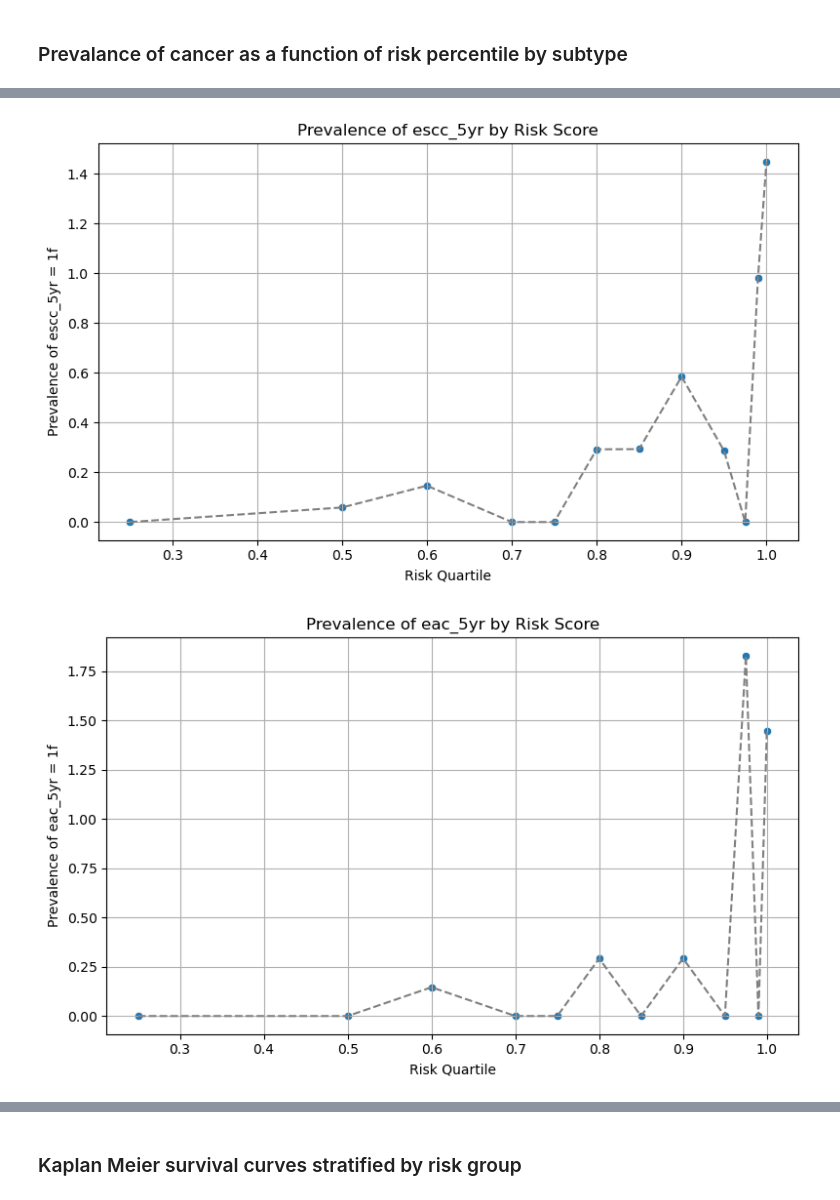
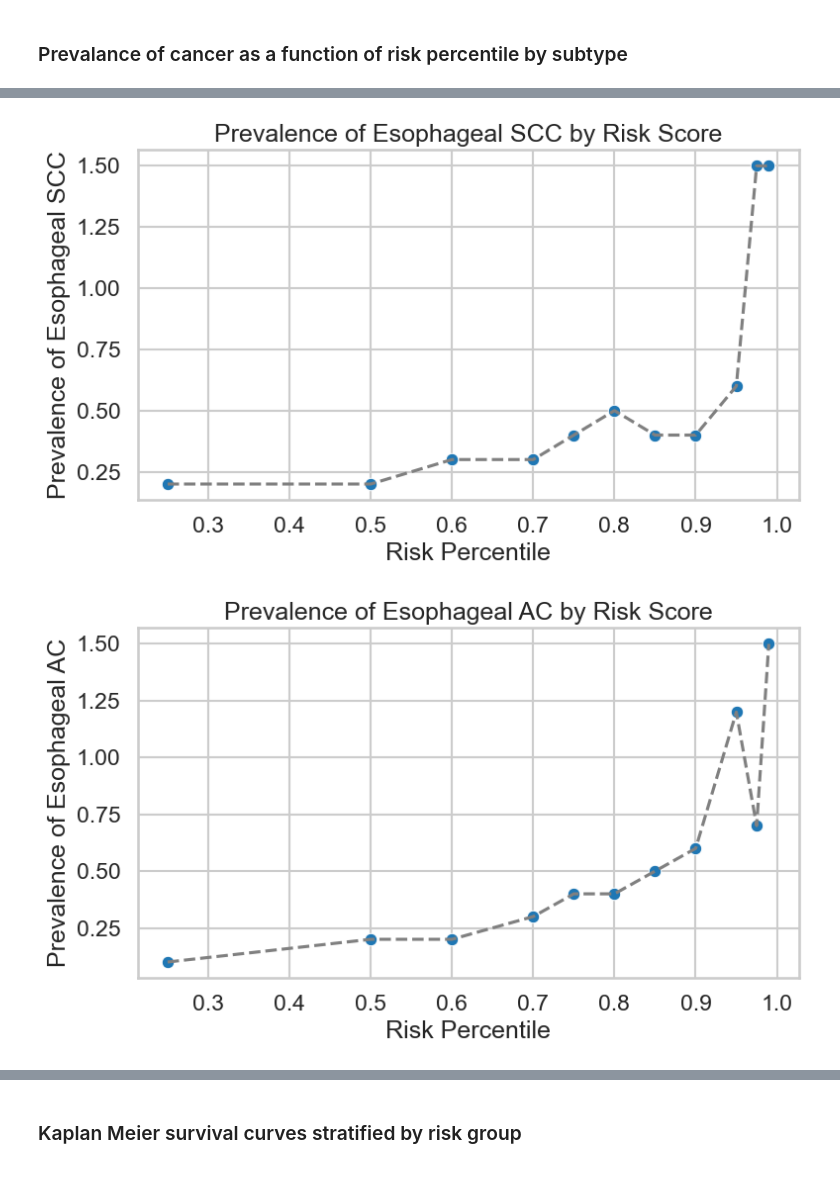
Before and after one commit to alyssayc/ugi-risk, a Jupyter notebook: notebook/analysis_1.ipynb, the cells around one changed output, grey strips where cells are left out. Saved outputs shown, nothing was run; the diff lists cells and outputs as text; code cells hidden in the pictures.

Commit message:
fixed prevalence

```diff
--- a/notebook/analysis_1.ipynb
+++ b/notebook/analysis_1.ipynb
@@ -110,7 +111,8 @@ cols_to_ignore <- c(
     'months_to_event', 'ugica', 'ugica_ESCC', 'ugica_EAC', 'ugica_CGC', 'ugica_NCGC',
     'death', 'subtype', 'visit_year', 'diagnosis_year', 'encounter_type', 'social_language',
     'days_to_event', 'days_to_dx', 'days_to_death',
-    "eac_risk_factors_screening", "meets_screening"
+    "eac_risk_factors_screening", "meets_screening",
+    "hgball_baseline_imputed_mean"
 )
 
 subtype_outcomes <- c('ugica_ESCC', 'ugica_EAC', 'ugica_CGC', 'ugica_NCGC')
@@ -628,14 +620,17 @@ def classification_metrics(risk_group_name, actual_event_name, predicted_class,
 
     total_in_risk_group = predicted_class.sum()
     total_cases_in_risk_group = tp
-    prevalance_in_risk_group = round((total_cases_in_risk_group / total_in_risk_group) * 100, 1)
+    prevalence_in_risk_group = round((total_cases_in_risk_group / total_in_risk_group) * 100, 1)
 
     # Return as dictionary
     return {
         "risk_group": risk_group_name,
+        "risk_percentile": float(risk_group_name[6:]), # Get the percentile appended to the end of the risk group name
         "event": actual_event_name,
         "total pts in risk group": total_in_risk_group,
-        "# pts with cancer": f'{total_cases_in_risk_group} ({prevalance_in_risk_group}%)',
+        "cancer prevalence in risk group": f'{total_cases_in_risk_group} ({prevalence_in_risk_group}%)',
+        "# w cancer": total_cases_in_risk_group,
+         "prevalence": prevalence_in_risk_group,
         "sensitivity": sensitivity*100,
         "specificity": specificity*100,
         "ppv": ppv*100,
@@ -652,5 +647,7 @@ for risk_group in risk_groups:
     for event in events_5yr:
         row = classification_metrics(risk_group, event, df_validation_risk[risk_group], df_validation_risk[event])
         results_by_riskgroup.append(row)
+
+df_results = pd.DataFrame(results_by_riskgroup)
 # %% [markdown]
 #### Metrics for each percentile and cancer subtype, ordered by percentile
@@ -701,19 +708,16 @@ pd.DataFrame(results_by_riskgroup).sort_values(by=['event', 'risk_group'])
 # %%
 for event in events_5yr:
-    # Group by risk_score and calculate prevalence of ugica == 1
-    prevalence_df = (df_validation_risk.groupby('risk_group')[event].mean()*100).reset_index().rename(columns = {event: 'prevalence'})
-
     # Plot the scatterplot
     plt.figure(figsize=(8, 5))
-    sns.scatterplot(data=prevalence_df, x='risk_group', y='prevalence')
+    sns.scatterplot(data=df_results[df_results.event == event], x='risk_percentile', y='prevalence')
 
     # Optionally add a line to show trend
-    sns.lineplot(data=prevalence_df, x='risk_group', y='prevalence', color='gray', linestyle='--')
+    sns.lineplot(data=df_results[df_results.event == event], x='risk_percentile', y='prevalence', color='gray', linestyle='--')
 
-    plt.xlabel("Risk Quartile")
+    plt.xlabel("Risk Percentile")
     #plt.xticks(ticks=range(len(percentile_cutoffs)-1), labels=percentile_cutoffs[1:])
-    plt.ylabel(f'Prevalence of {event} = 1f')
-    plt.title(f'Prevalence of {event} by Risk Score')
+    plt.ylabel(f'Prevalence of {event_pretty_label[event]}')
+    plt.title(f'Prevalence of {event_pretty_label[event]} by Risk Score')
     plt.grid(True)
     plt.tight_layout()
     plt.show()
@@ -722,2 +726,2 @@ for event in events_5yr:
-[figure, old version]
+[figure, new version]
-[figure, old version]
+[figure, new version]
```
Also changed, not shown: parts of 20 cells of this notebook.
